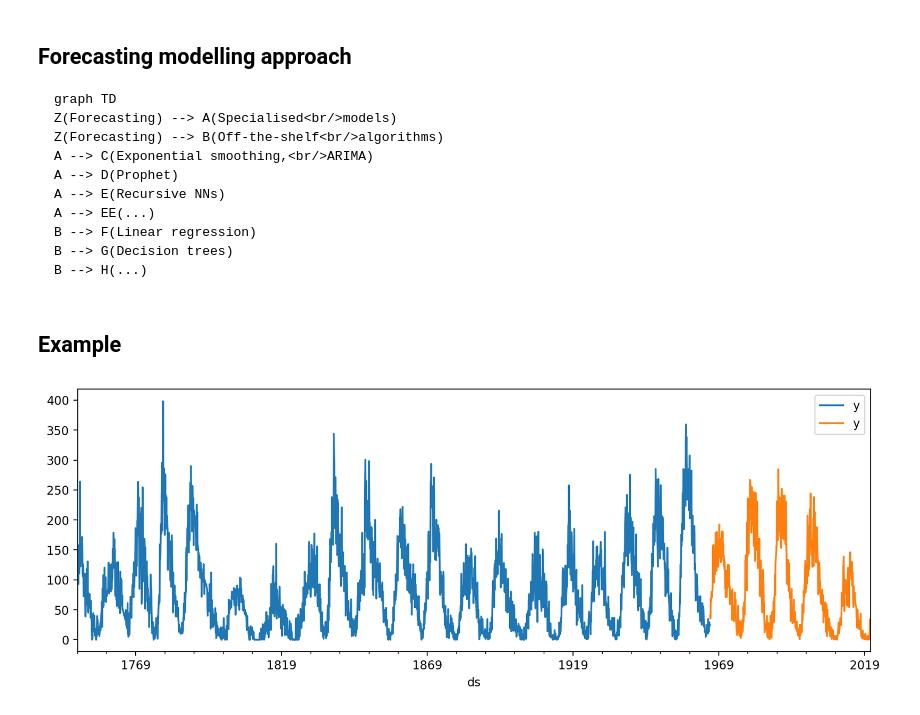
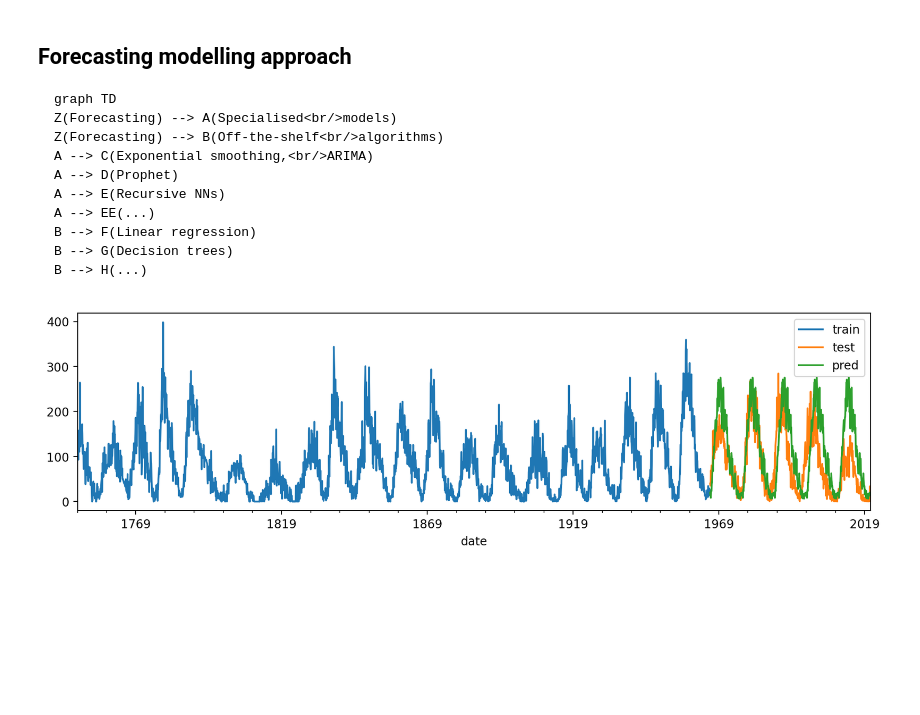
Before and after one commit to WeinbergMalte/timeseries-forecasting-workshop, a Jupyter notebook: notebooks/01-introduction.ipynb, the cells around one changed output. Drawn from its saved outputs; the diff is of its cells as text; code cells hidden in the pictures; blank space fills up the shorter version.

````diff
--- a/notebooks/01-introduction.ipynb
+++ b/notebooks/01-introduction.ipynb
@@ -62,21 +65,24 @@ B --> F(Linear regression)
 B --> G(Decision trees)
 B --> H(...)
 ```
-# %% [markdown]
-## Example
-# %%
-SPLIT_DATE = "1966-01-01"
-df_prophet = df.copy().rename(columns={"date": "ds", "sunspot_number": "y"})
-
-df_train = df_prophet[df_prophet["ds"] < SPLIT_DATE]
-df_test = df_prophet[df_prophet["ds"] >= SPLIT_DATE]
-_, ax = plt.subplots(1,1, figsize=(12, 4))
-_ = df_train.set_index("ds").plot(ax=ax, label="train")
-_ = df_test.set_index("ds").plot(ax=ax, label="test")
-_ = plt.legend()
-# %% [output]
-[figure, removed]
 # %%
 from sktime.forecasting.naive import NaiveForecaster
+from sktime.forecasting.base import ForecastingHorizon
 
-model = NaiveForecaster()
+SPLIT_DATE = "1966-01-01"
+
+df_train = df[df.index < SPLIT_DATE]
+df_test = df[df.index >= SPLIT_DATE]
+
+model = NaiveForecaster(strategy="mean",window_length=12*11*2, sp=12*11)
+model.fit(df_train)
+
+df_pred = model.predict(ForecastingHorizon(df_test.index, is_relative=False))
+
+_, ax = plt.subplots(1,1, figsize=(12, 3))
+_ = df_train.plot(ax=ax)
+_ = df_test.plot(ax=ax)
+_ = df_pred.plot(ax=ax)
+_ = plt.legend(["train", "test", "pred"])
+# %% [output]
+[figure, added]
````
Also changed, not shown: parts of 1 cell of this notebook.
